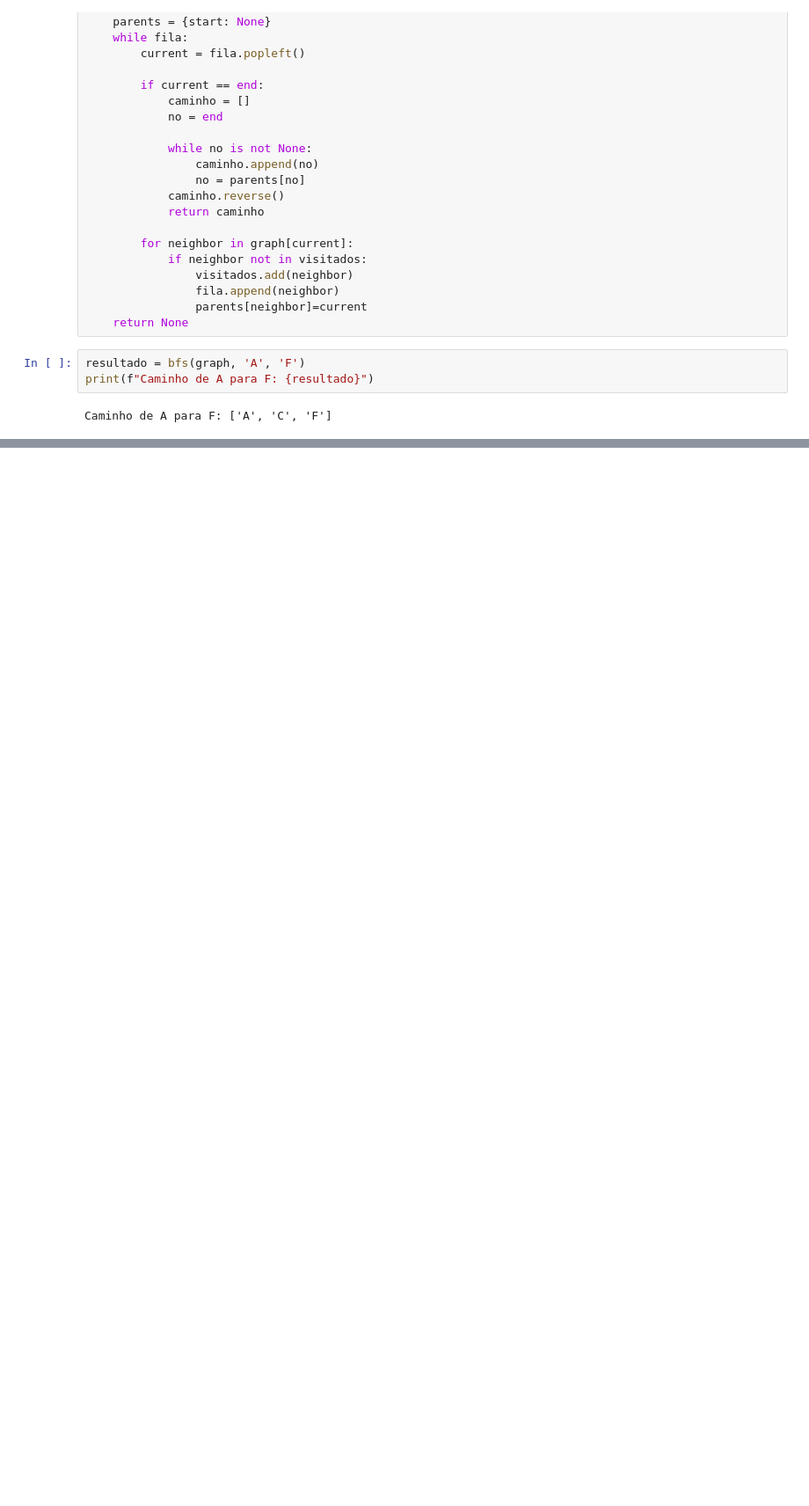
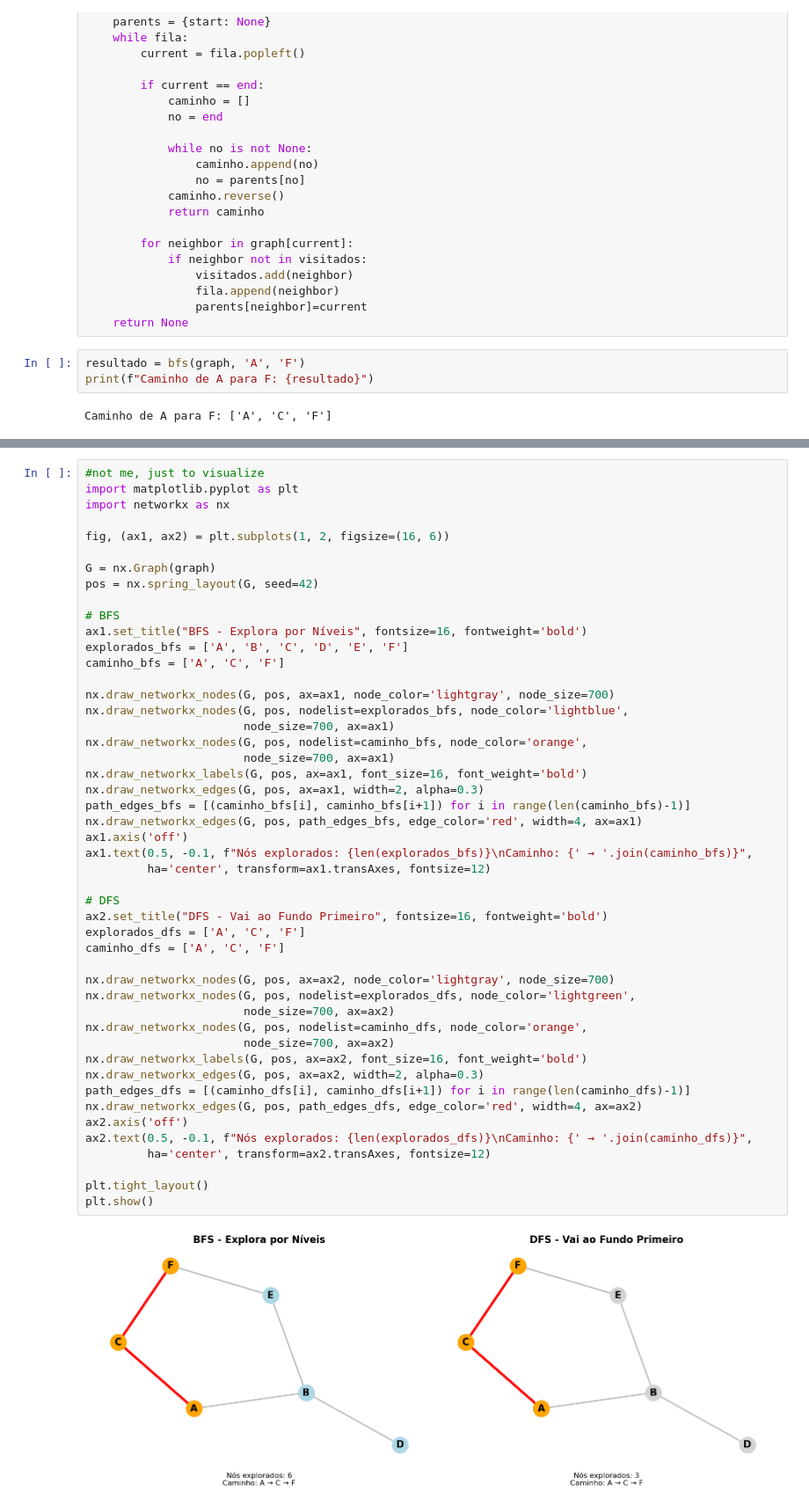
Before and after one commit to fp-marques/biomedical-signals-playground, a Jupyter notebook: notebooks/swarm_algorithms/01_graph_search.ipynb, the cells around one changed output, grey strips where cells are left out. Shown at 88% size. Cells and saved outputs as stored; diff of their text form; blank space fills up the shorter version.

```diff
--- a/notebooks/swarm_algorithms/01_graph_search.ipynb
+++ b/notebooks/swarm_algorithms/01_graph_search.ipynb
@@ -123,0 +184,50 @@ Comprimento: 2 passos
+# %%
+#not me, just to visualize
+import matplotlib.pyplot as plt
+import networkx as nx
+
+fig, (ax1, ax2) = plt.subplots(1, 2, figsize=(16, 6))
+
+G = nx.Graph(graph)
+pos = nx.spring_layout(G, seed=42)
+
+# BFS
+ax1.set_title("BFS - Explora por Níveis", fontsize=16, fontweight='bold')
+explorados_bfs = ['A', 'B', 'C', 'D', 'E', 'F']
+caminho_bfs = ['A', 'C', 'F']
+
+nx.draw_networkx_nodes(G, pos, ax=ax1, node_color='lightgray', node_size=700)
+nx.draw_networkx_nodes(G, pos, nodelist=explorados_bfs, node_color='lightblue',
+                       node_size=700, ax=ax1)
+nx.draw_networkx_nodes(G, pos, nodelist=caminho_bfs, node_color='orange',
+                       node_size=700, ax=ax1)
+nx.draw_networkx_labels(G, pos, ax=ax1, font_size=16, font_weight='bold')
+nx.draw_networkx_edges(G, pos, ax=ax1, width=2, alpha=0.3)
+path_edges_bfs = [(caminho_bfs[i], caminho_bfs[i+1]) for i in range(len(caminho_bfs)-1)]
+nx.draw_networkx_edges(G, pos, path_edges_bfs, edge_color='red', width=4, ax=ax1)
+ax1.axis('off')
+ax1.text(0.5, -0.1, f"Nós explorados: {len(explorados_bfs)}\nCaminho: {' → '.join(caminho_bfs)}",
+         ha='center', transform=ax1.transAxes, fontsize=12)
+
+# DFS
+ax2.set_title("DFS - Vai ao Fundo Primeiro", fontsize=16, fontweight='bold')
+explorados_dfs = ['A', 'C', 'F']
+caminho_dfs = ['A', 'C', 'F']
+
+nx.draw_networkx_nodes(G, pos, ax=ax2, node_color='lightgray', node_size=700)
+nx.draw_networkx_nodes(G, pos, nodelist=explorados_dfs, node_color='lightgreen',
+                       node_size=700, ax=ax2)
+nx.draw_networkx_nodes(G, pos, nodelist=caminho_dfs, node_color='orange',
+                       node_size=700, ax=ax2)
+nx.draw_networkx_labels(G, pos, ax=ax2, font_size=16, font_weight='bold')
+nx.draw_networkx_edges(G, pos, ax=ax2, width=2, alpha=0.3)
+path_edges_dfs = [(caminho_dfs[i], caminho_dfs[i+1]) for i in range(len(caminho_dfs)-1)]
+nx.draw_networkx_edges(G, pos, path_edges_dfs, edge_color='red', width=4, ax=ax2)
+ax2.axis('off')
+ax2.text(0.5, -0.1, f"Nós explorados: {len(explorados_dfs)}\nCaminho: {' → '.join(caminho_dfs)}",
+         ha='center', transform=ax2.transAxes, fontsize=12)
+
+plt.tight_layout()
+plt.show()
+# %% [output]
+[figure, added]
```
Also changed, not shown: parts of 11 cells of this notebook.
